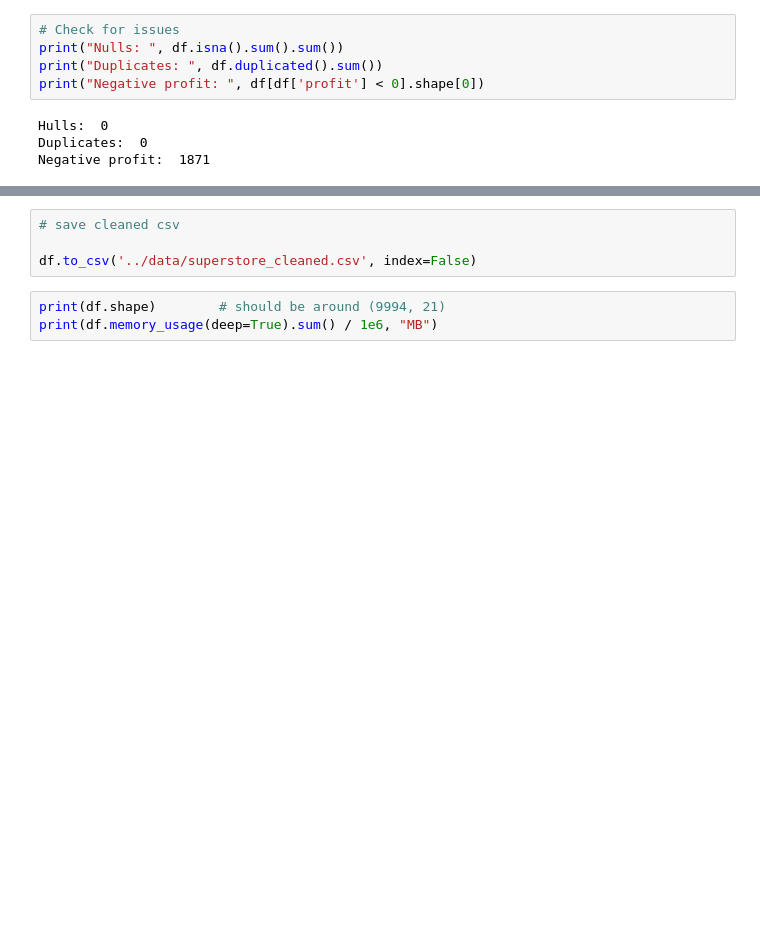
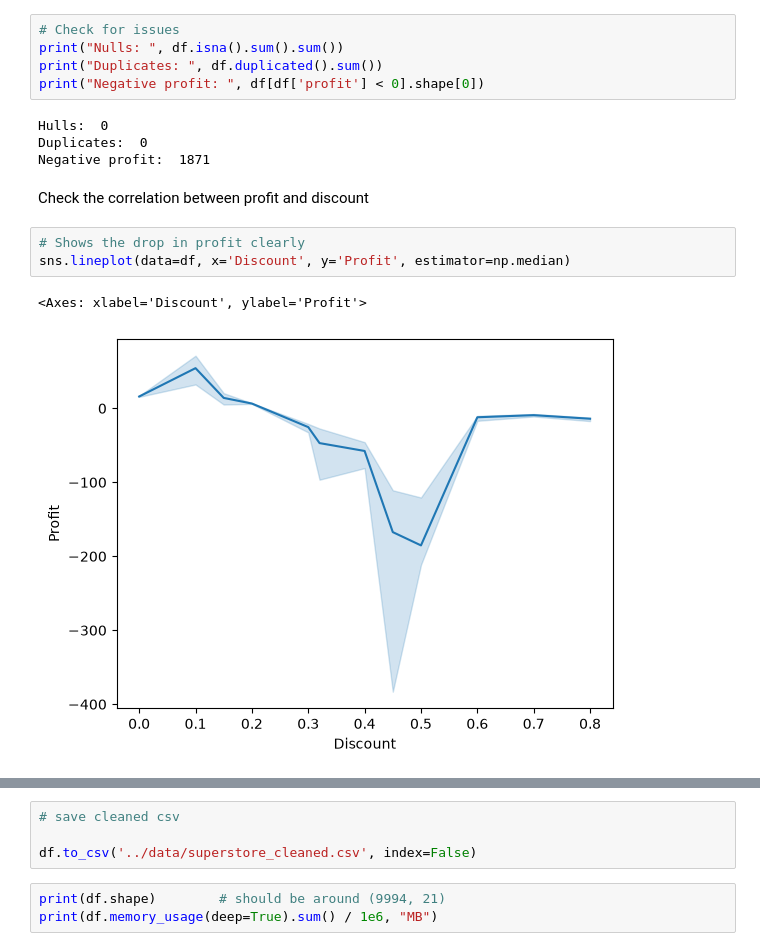
Before and after one commit to Reyal335/Superstore-Sales-Dashboard, a Jupyter notebook: notebooks/01_cleaning_eda.ipynb, the cells around one changed output, grey strips where cells are left out. Drawn from its saved outputs; the diff is of its cells as text; blank space fills up the shorter version.

Commit message:
correlation analysis on Profit and Discount

```diff
--- a/notebooks/01_cleaning_eda.ipynb
+++ b/notebooks/01_cleaning_eda.ipynb
@@ -144,3 +146,11 @@ print("Negative profit: ", df[df['profit'] < 0].shape[0])
 Hulls:  0
 Duplicates:  0
 Negative profit:  1871
+# %% [markdown]
+Check the correlation between profit and discount
+# %%
+# Shows the drop in profit clearly
+sns.lineplot(data=df, x='Discount', y='Profit', estimator=np.median)
+# %% [output]
+<Axes: xlabel='Discount', ylabel='Profit'>
+[figure, added]
```
Also changed, not shown: parts of 2 cells of this notebook.
